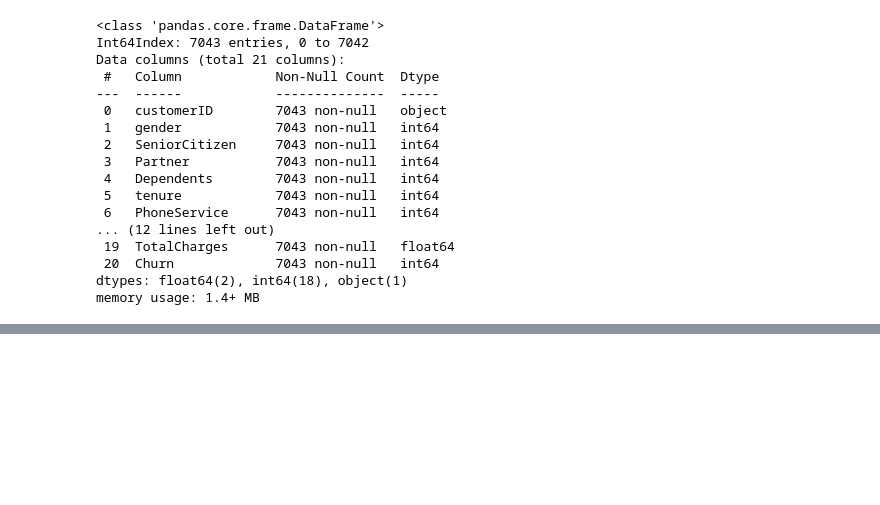
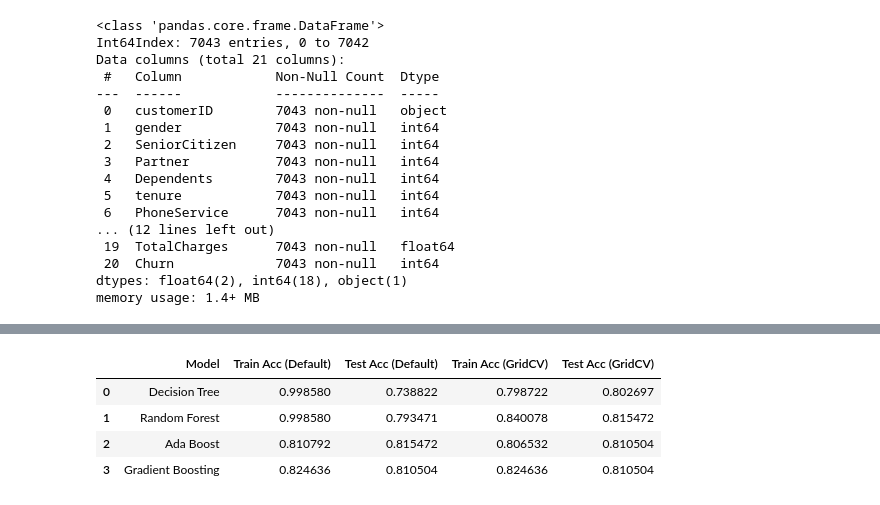
Before and after one commit to nishantkapps/aiml-projects, a Jupyter notebook: EnsembleTechniques.ipynb, the cells around one changed output, grey strips where cells are left out. Saved outputs shown, nothing was run; the diff lists cells and outputs as text; code cells hidden in the pictures; blank space fills up the shorter version.

```diff
--- a/EnsembleTechniques.ipynb
+++ b/EnsembleTechniques.ipynb
@@ -301,0 +539,10 @@ memory usage: 1.4+ MB
+# %%
+abc_best = abc_gcv.best_estimator_
+abc_best.fit(x_train_std, y_train)
+y_pred_trn = abc_best.predict(x_train_std)
+y_pred_tst = abc_best.predict(x_test_std)
+abc_best_acc_trn = accuracy_score(y_pred_trn, y_train)
+abc_best_acc_tst = accuracy_score(y_pred_tst, y_test)
+print('Train Accuracy :', abc_best_acc_trn)
+print('Test Accuracy :', abc_best_acc_tst)
+print('Best Parameters :', abc_gcv.best_params_)
@@ -301,0 +563,8 @@ memory usage: 1.4+ MB
+# %%
+clf_gbc.fit(x_train_std, y_train)
+y_pred_trn = clf_gbc.predict(x_train_std)
+y_pred_tst = clf_gbc.predict(x_test_std)
+gbc_acc_trn = accuracy_score(y_pred_trn, y_train)
+gbc_acc_tst = accuracy_score(y_pred_tst, y_test)
+print('Train Accuracy :', gbc_acc_trn)
+print('Test Accuracy :', gbc_acc_tst)
@@ -301,0 +604,7 @@ memory usage: 1.4+ MB
+# %%
+max_depth_range_gbc = np.arange(3,10)
+min_samples_leaf_range_gbc = np.arange(1,5)
+params = {'criterion': ['friedman_mse', 'squared_error']
+          ,'max_depth': max_depth_range_gbc }
+gbc_gcv = GridSearchCV(clf_gbc, params, cv=5)
+gbc_gcv.fit(x_train_std, y_train)
@@ -301,0 +615,10 @@ memory usage: 1.4+ MB
+# %%
+gbc_best = gbc_gcv.best_estimator_
+gbc_best.fit(x_train_std, y_train)
+y_pred_trn = gbc_best.predict(x_train_std)
+y_pred_tst = gbc_best.predict(x_test_std)
+gbc_best_acc_trn = accuracy_score(y_pred_trn, y_train)
+gbc_best_acc_tst = accuracy_score(y_pred_tst, y_test)
+print('Train Accuracy :', gbc_best_acc_trn)
+print('Test Accuracy :', gbc_best_acc_tst)
+print('Best Parameters :', gbc_gcv.best_params_)
@@ -301,0 +635,15 @@ memory usage: 1.4+ MB
+# %%
+acc_data = [['Decision Tree',dtc_acc_trn, dtc_acc_tst, dtc_best_acc_trn, dtc_best_acc_tst],
+            ['Random Forest',rfc_acc_trn, rfc_acc_tst, rfc_best_acc_trn, rfc_best_acc_tst],
+            ['Ada Boost',abc_acc_trn, abc_acc_tst, abc_best_acc_trn, abc_best_acc_tst],
+            ['Gradient Boosting',gbc_acc_trn, gbc_acc_tst, gbc_best_acc_trn, gbc_best_acc_tst]
+            ]
+acc_table = pd.DataFrame(acc_data)
+acc_table.columns = ['Model', 'Train Acc (Default)', 'Test Acc (Default)', 'Train Acc (GridCV)','Test Acc (GridCV)']
+acc_table
+# %% [output]
+|  | Model | Train Acc (Default) | Test Acc (Default) | Train Acc (GridCV) | Test Acc (GridCV) |
+| 0 | Decision Tree | 0.998580 | 0.738822 | 0.798722 | 0.802697 |
+| 1 | Random Forest | 0.998580 | 0.793471 | 0.840078 | 0.815472 |
+| 2 | Ada Boost | 0.810792 | 0.815472 | 0.806532 | 0.810504 |
+| 3 | Gradient Boosting | 0.824636 | 0.810504 | 0.824636 | 0.810504 |
```
Also changed, not shown: parts of 39 cells of this notebook.
